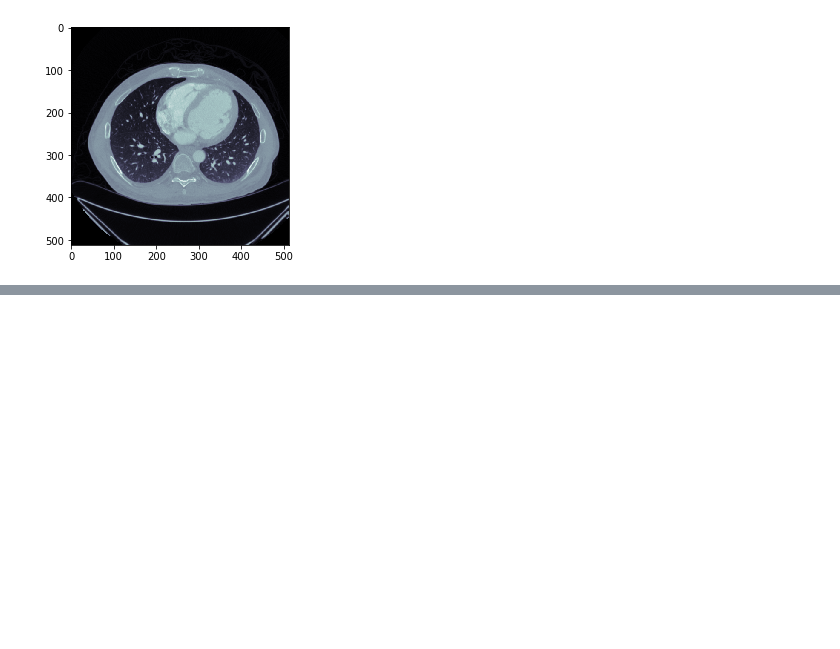
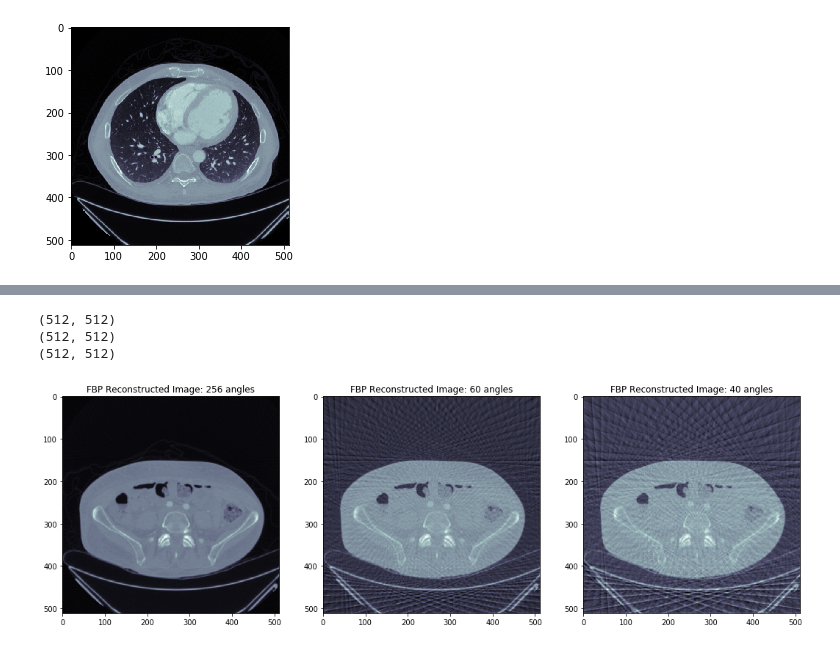
Before and after one commit to andylai2/CT_CNN, a Jupyter notebook: view_data.ipynb, the cells around one changed output, grey strips where cells are left out. Saved outputs shown, nothing was run; the diff lists cells and outputs as text; code cells hidden in the pictures; blank space fills up the shorter version.

```diff
--- a/view_data.ipynb
+++ b/view_data.ipynb
@@ -49,0 +83,22 @@ plt.imshow(ct_0001, cmap = plt.cm.bone)
+# %%
+img_id = 'IM0694S0'
+gt_ex = os.path.join(data_dir, 'test/gt/'+ img_id +'_gt.npy')
+gt_array = np.load(gt_ex)
+sparsities = [256, 60, 40]
+
+plt.figure(figsize=(18,15))
+i = 0
+for sp in sparsities:
+    theta = np.linspace(0, 180, sp, endpoint = False)
+    raw = radon(gt_array, theta=theta)
+    fbp = iradon(raw, theta=theta)
+    print(gt_array.shape)
+    plt.subplot(131 + i)
+    plt.imshow(fbp, cmap = plt.cm.bone)
+    plt.title("FBP Reconstructed Image: "+ str(sp) + " angles")
+    i += 1
+# %% [output]
+(512, 512)
+(512, 512)
+(512, 512)
+[figure, added]
```
Also changed, not shown: parts of 4 cells of this notebook, 14 other files.
